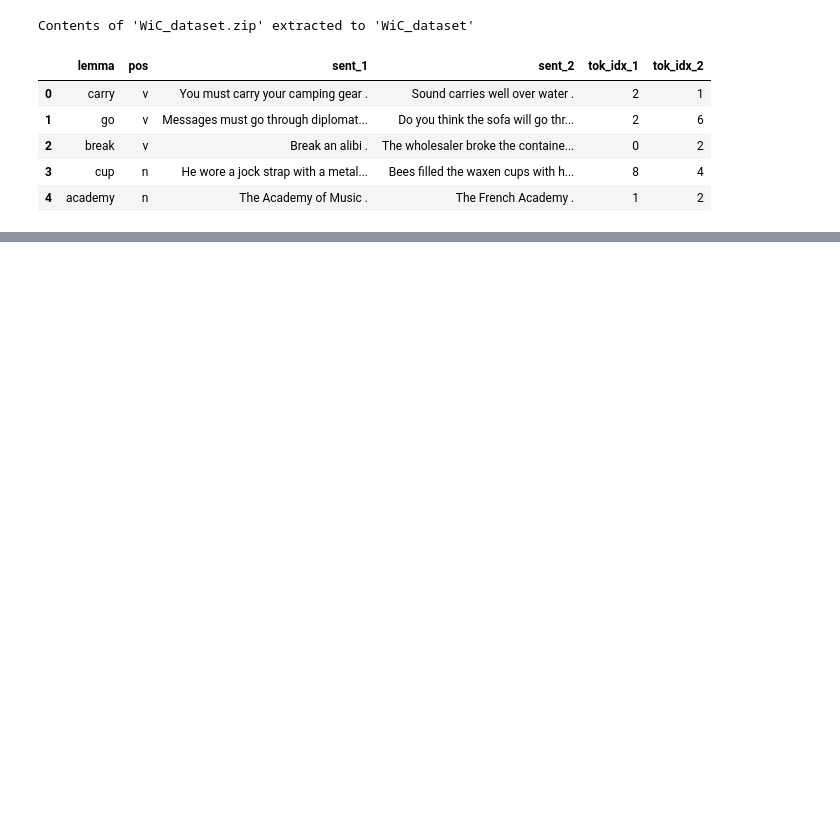
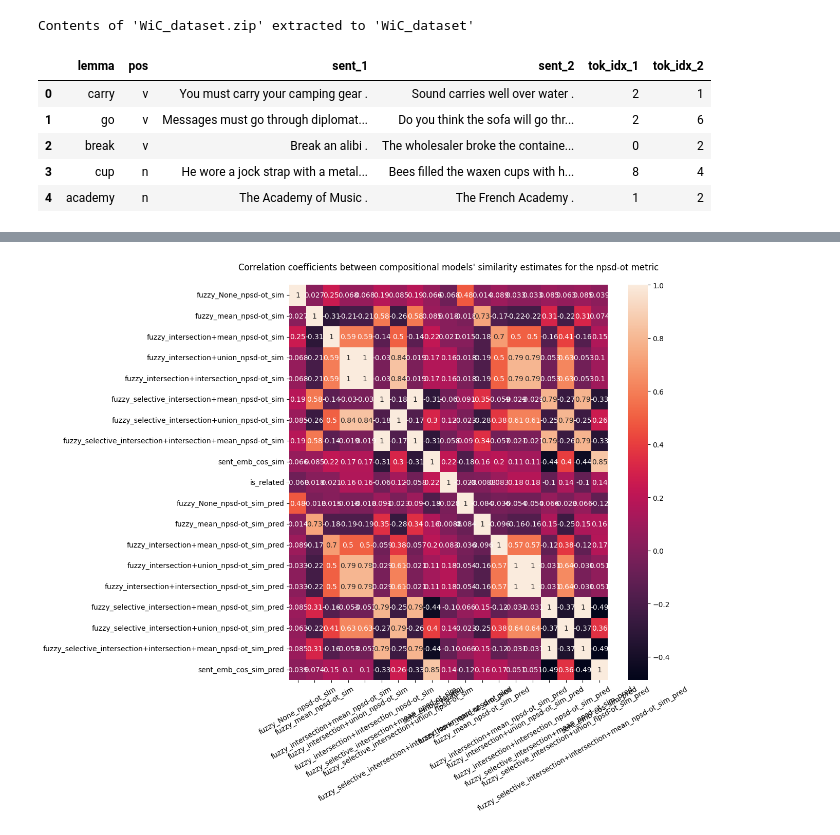
Before and after one commit to IsaacFigNewton/DisCoFuzz, a Jupyter notebook: DisCoFuzz_WiC_Eval.ipynb, the cells around one changed output, grey strips where cells are left out. Cells and saved outputs as stored; diff of their text form; code cells hidden in the pictures; blank space fills up the shorter version.

```diff
--- a/DisCoFuzz_WiC_Eval.ipynb
+++ b/DisCoFuzz_WiC_Eval.ipynb
@@ -150,0 +136,15 @@ train_df.head()
+# %%
+composers = {
+    s: SpacyDependencyComposer(
+        strategy=s,
+        fuzzifier=fuzzifier
+    )
+    for s in STRATEGIES
+}
+
+gloss_vect_fuzzy_cols = dict()
+for i in [1, 2]:
+    gloss_vect_fuzzy_cols.update({
+        (s, i): f"sent_{i}_fuzzy_{s}"
+        for s in STRATEGIES
+    })
@@ -150,0 +308,8 @@ train_df.head()
+# %%
+plt.figure(figsize=(10, 10))
+ax = sns.heatmap(sim_eval_df.corr(), annot=True)
+ax.tick_params(axis='x', labelrotation=30)
+plt.title(f"Correlation coefficients between compositional models' similarity estimates for the {sim_metric} metric\n")
+plt.show()
+# %% [output]
+[figure, added]
```
Also changed, not shown: parts of 19 cells of this notebook, 2 other files.
